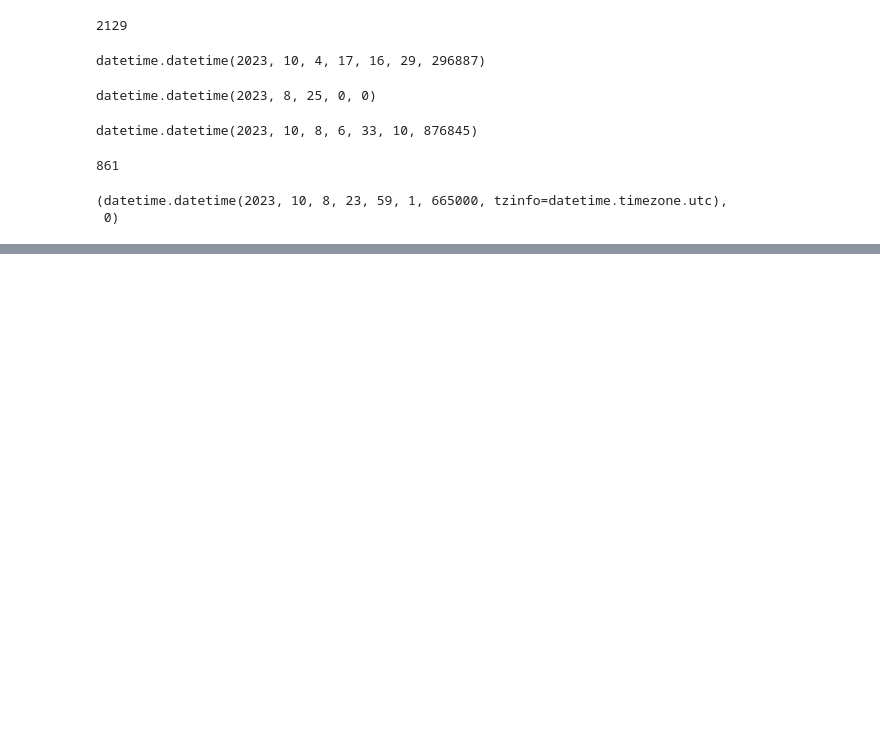
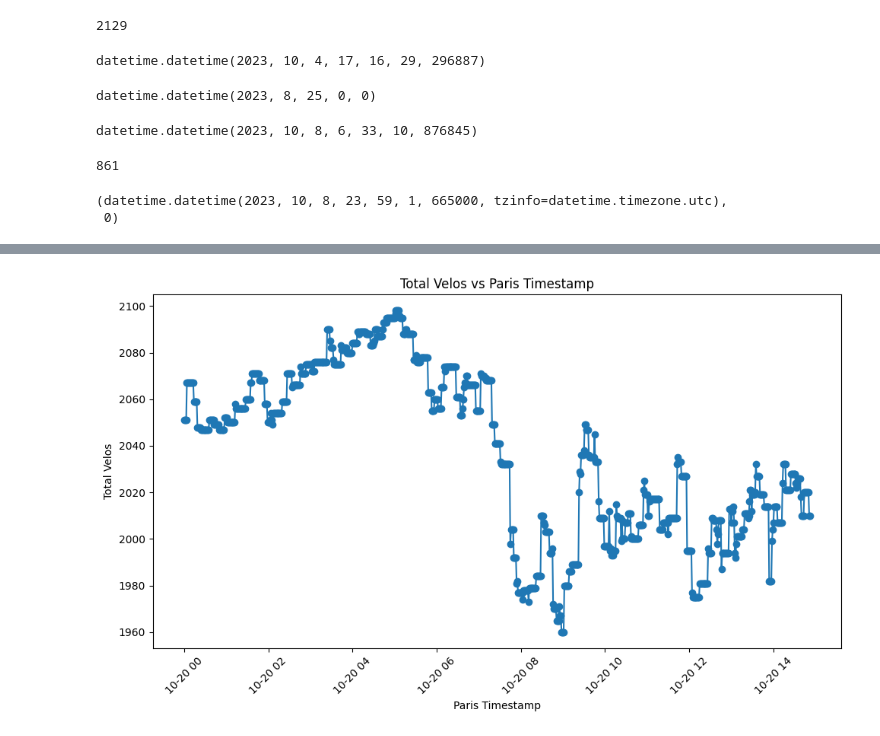
Before and after one commit to yzpt/vlille_gcp, a Jupyter notebook: dashboard/nb.ipynb, the cells around one changed output, grey strips where cells are left out. Cells and saved outputs as stored; diff of their text form; code cells hidden in the pictures; blank space fills up the shorter version.

Commit message:
timeseries filling for chart.js ok

```diff
--- a/dashboard/nb.ipynb
+++ b/dashboard/nb.ipynb
@@ -912,0 +972,6 @@ data[-1]
+# %%
+df = pd.DataFrame(data, columns=['paris_timestamp', 'total_velos'])
+df['paris_timestamp'] = pd.to_datetime(df['paris_timestamp']).dt.strftime('%Y-%m-%d %H:%M')
+df['paris_timestamp'] = pd.to_datetime(df['paris_timestamp'])
+df = add_missing_rows(df)
+df
@@ -912,0 +992,12 @@ data[-1]
+# %%
+count = 1440 - len(df)
+while count > 0:
+    # add a row with timestamp+1minute, total_velos=None
+    new_row = {
+        'paris_timestamp': df.iloc[-1]['paris_timestamp'] + timedelta(minutes=1),
+        'total_velos': None
+    }
+
+    # Concatenate the original DataFrame with the new row
+    df = pd.concat([df, pd.DataFrame([new_row])], ignore_index=True)
+    count -= 1
@@ -912,0 +1036,13 @@ data[-1]
+# %%
+import matplotlib.pyplot as plt
+
+plt.figure(figsize=(10, 6))
+plt.plot(df['paris_timestamp'], df['total_velos'], marker='o')
+plt.xlabel('Paris Timestamp')
+plt.ylabel('Total Velos')
+plt.title('Total Velos vs Paris Timestamp')
+plt.xticks(rotation=45)
+plt.tight_layout()
+plt.show()
+# %% [output]
+[figure, added]
```
Also changed, not shown: parts of 9 cells of this notebook, 12 other files.
